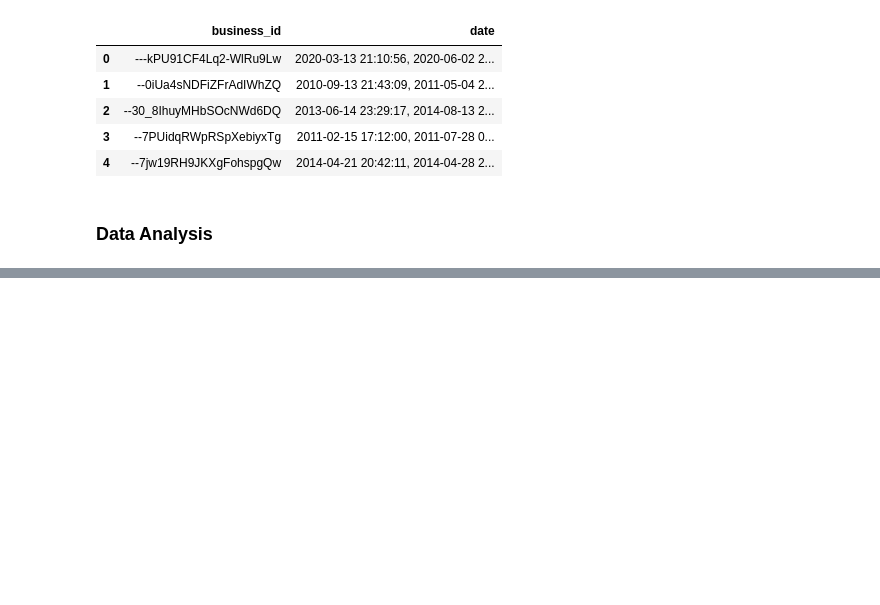
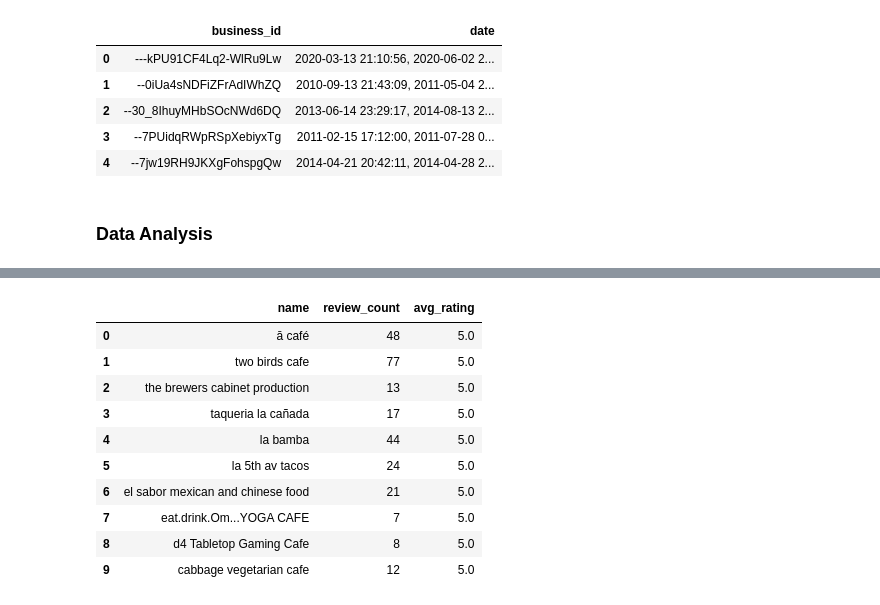
Before and after one commit to Engineer-purvesh18/Customer_Engagement, a Jupyter notebook: analysis.ipynb, the cells around one changed output, grey strips where cells are left out. Drawn from its saved outputs; the diff is of its cells as text; code cells hidden in the pictures; blank space fills up the shorter version.

```diff
--- a/analysis.ipynb
+++ b/analysis.ipynb
@@ -73,0 +184,21 @@ for table in tables['name']:
+# %%
+# Which restaurants have the highest raing?
+pd.read_sql_query(f"""SELECT name, SUM(review_count) as review_count, AVG(stars) AS avg_rating
+FROM business
+WHERE business_id IN {tuple(business_id['business_id'])}
+GROUP BY name
+ORDER BY avg_rating DESC
+LIMIT 10;
+""",conn)
+# %% [output]
+|  | name | review_count | avg_rating |
+| 0 | ā café | 48 | 5.0 |
+| 1 | two birds cafe | 77 | 5.0 |
+| 2 | the brewers cabinet production | 13 | 5.0 |
+| 3 | taqueria la cañada | 17 | 5.0 |
+| 4 | la bamba | 44 | 5.0 |
+| 5 | la 5th av tacos | 24 | 5.0 |
+| 6 | el sabor mexican and chinese food | 21 | 5.0 |
+| 7 | eat.drink.Om...YOGA CAFE | 7 | 5.0 |
+| 8 | d4 Tabletop Gaming Cafe | 8 | 5.0 |
+| 9 | cabbage vegetarian cafe | 12 | 5.0 |
```
Also changed, not shown: parts of 7 cells of this notebook.
